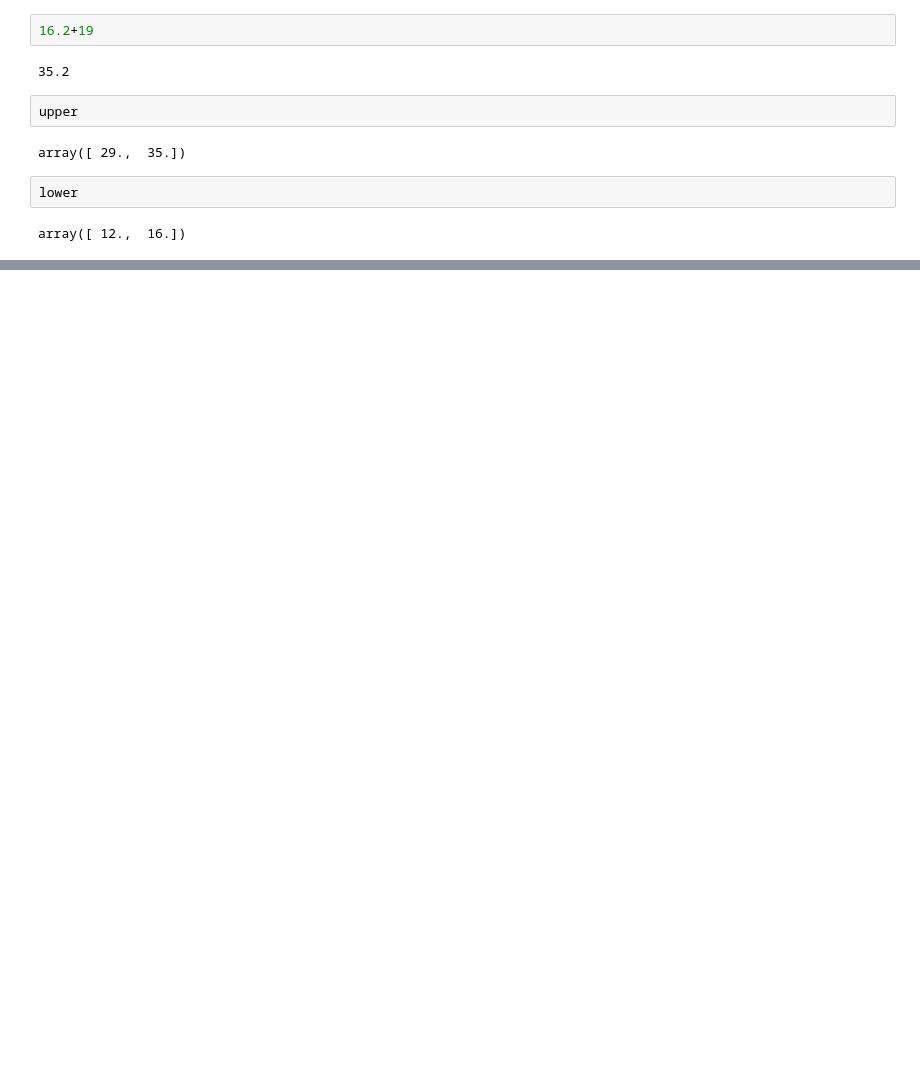
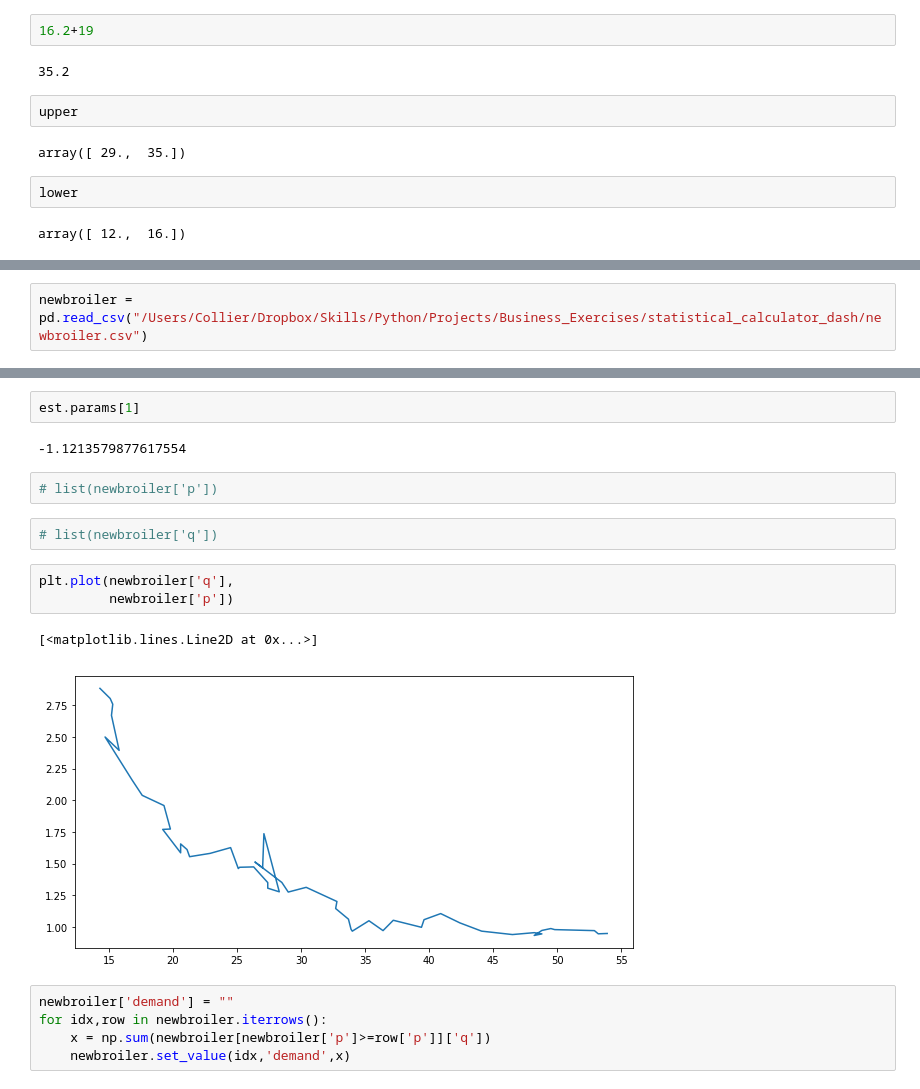
Before and after one commit to CollierKing/statistical_calculator_dash, a Jupyter notebook: Statistical Calculator.ipynb, the cells around one changed output, grey strips where cells are left out. Cells and saved outputs as stored; diff of their text form; blank space fills up the shorter version.

```diff
--- a/Statistical Calculator.ipynb
+++ b/Statistical Calculator.ipynb
@@ -299,0 +314,2 @@ array([ 12.,  16.])
+# %%
+newbroiler = pd.read_csv("/Users/Collier/Dropbox/Skills/Python/Projects/Business_Exercises/statistical_calculator_dash/newbroiler.csv")
@@ -299,0 +332,19 @@ array([ 12.,  16.])
+# %%
+est.params[1]
+# %% [output]
+-1.1213579877617554
+# %%
+# list(newbroiler['p'])
+# %%
+# list(newbroiler['q'])
+# %%
+plt.plot(newbroiler['q'],
+         newbroiler['p'])
+# %% [output]
+[<matplotlib.lines.Line2D at 0x...>]
+[figure, added]
+# %%
+newbroiler['demand'] = ""
+for idx,row in newbroiler.iterrows():
+    x = np.sum(newbroiler[newbroiler['p']>=row['p']]['q'])
+    newbroiler.set_value(idx,'demand',x)
```
Also changed, not shown: parts of 12 cells of this notebook, 2 other files.
